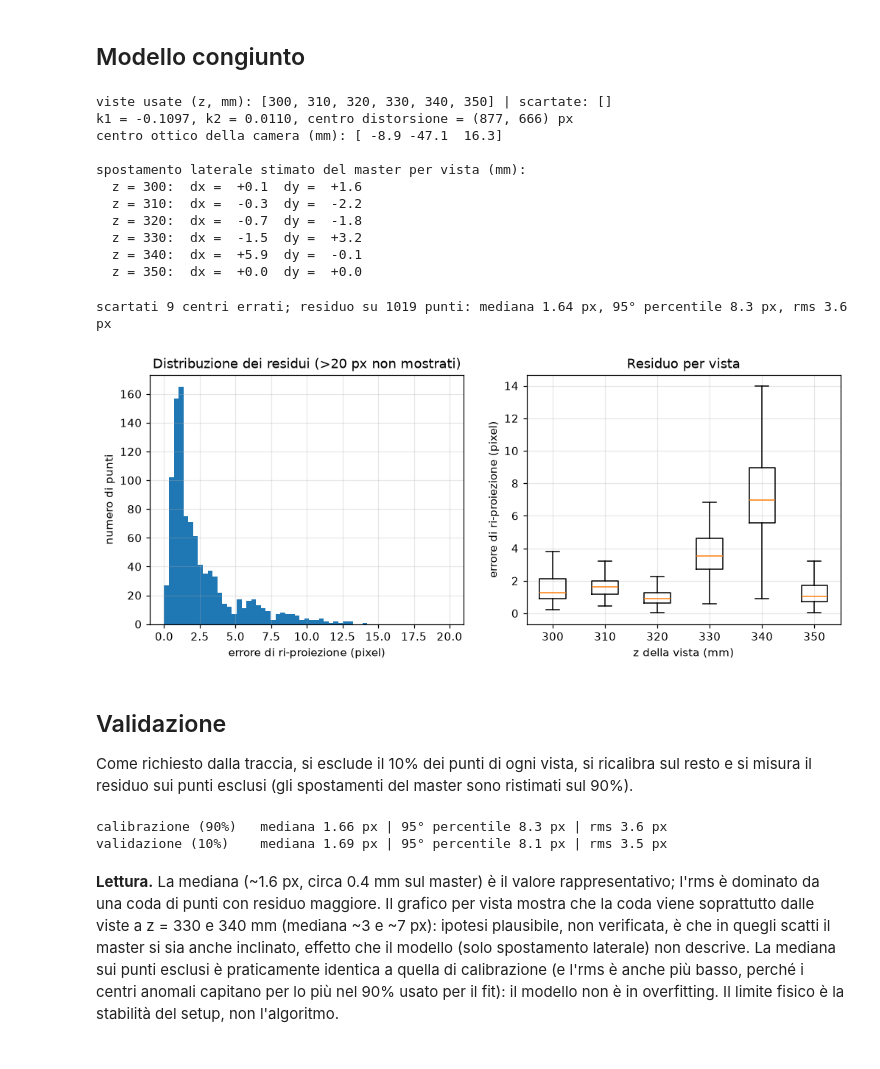
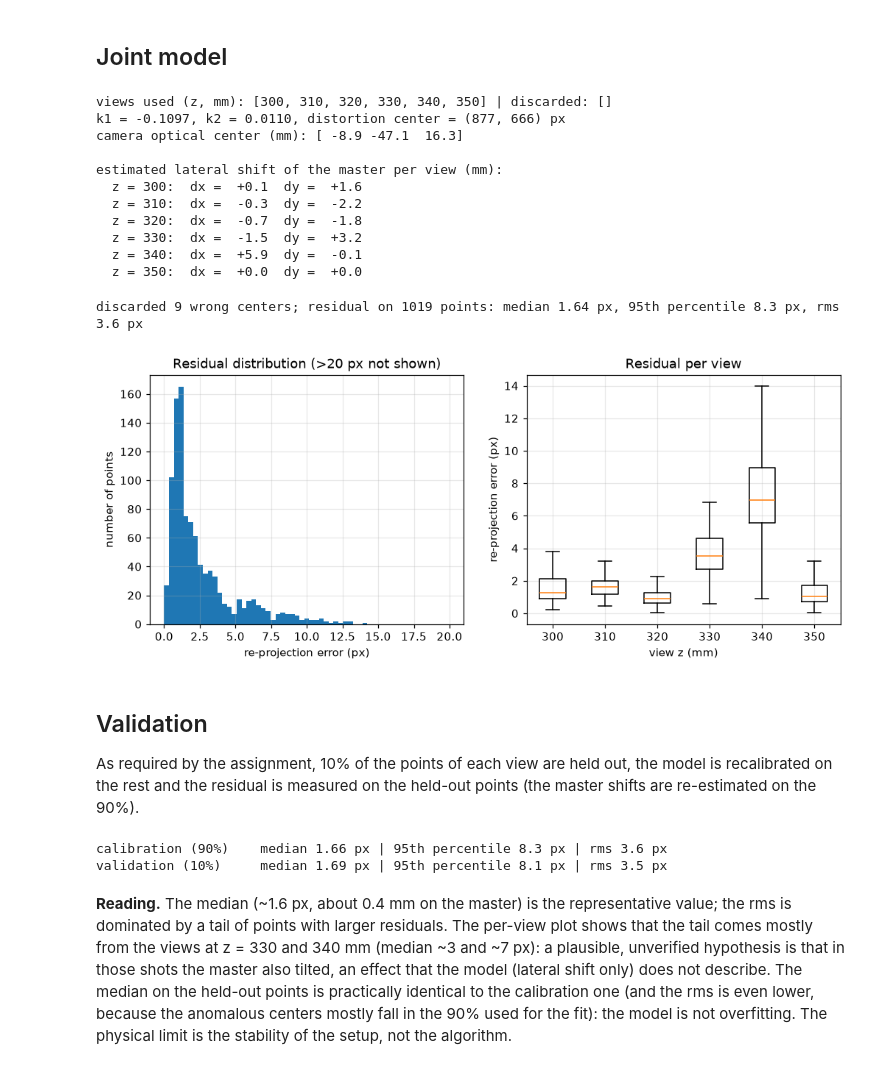
Before and after one commit to SickCiQuattro/lightsheet3d, a Jupyter notebook: notebooks/01_camera_calibration.ipynb, the cells around one changed output. Saved outputs shown, nothing was run; the diff lists cells and outputs as text; code cells hidden in the pictures.

```diff
--- a/notebooks/01_camera_calibration.ipynb
+++ b/notebooks/01_camera_calibration.ipynb
@@ -40,21 +40,21 @@ pattern 12 righe x 16 colonne, 192 centri; origine = centro n. 85
 # %% [markdown]
-## Modello congiunto
+## Joint model
 # %%
 camera = calibrate_camera(DATA / "camera_calibration")
 model = camera.model
 K = model.P[:, :3]
-print("viste usate (z, mm):", sorted(int(z) for z in set(camera.view_ids)), "| scartate:", list(camera.skipped))
-print(f"k1 = {model.k[0]:.4f}, k2 = {model.k[1]:.4f}, centro distorsione = ({model.center[0]:.0f}, {model.center[1]:.0f}) px")
-print("centro ottico della camera (mm):", (-np.linalg.solve(K, model.P[:, 3])).round(1))
-print("\nspostamento laterale stimato del master per vista (mm):")
+print("views used (z, mm):", sorted(int(z) for z in set(camera.view_ids)), "| discarded:", list(camera.skipped))
+print(f"k1 = {model.k[0]:.4f}, k2 = {model.k[1]:.4f}, distortion center = ({model.center[0]:.0f}, {model.center[1]:.0f}) px")
+print("camera optical center (mm):", (-np.linalg.solve(K, model.P[:, 3])).round(1))
+print("\nestimated lateral shift of the master per view (mm):")
 for z, (dx, dy) in zip(model.views, model.offsets):
     print(f"  z = {z:.0f}:  dx = {dx:+5.1f}  dy = {dy:+5.1f}")
 # %% [output]
-viste usate (z, mm): [300, 310, 320, 330, 340, 350] | scartate: []
-k1 = -0.1097, k2 = 0.0110, centro distorsione = (877, 666) px
-centro ottico della camera (mm): [ -8.9 -47.1  16.3]
+views used (z, mm): [300, 310, 320, 330, 340, 350] | discarded: []
+k1 = -0.1097, k2 = 0.0110, distortion center = (877, 666) px
+camera optical center (mm): [ -8.9 -47.1  16.3]
 
-spostamento laterale stimato del master per vista (mm):
+estimated lateral shift of the master per view (mm):
   z = 300:  dx =  +0.1  dy =  +1.6
   z = 310:  dx =  -0.3  dy =  -2.2
   z = 320:  dx =  -0.7  dy =  -1.8
@@ -62,31 +62,31 @@ spostamento laterale stimato del master per vista (mm):
   z = 340:  dx =  +5.9  dy =  -0.1
   z = 350:  dx =  +0.0  dy =  +0.0
 # %%
-keep = camera.inliers  # i centri sbagliati (residuo > 10 volte la mediana) non entrano nel fit né nelle statistiche
+keep = camera.inliers  # wrong centers (residual > 10 times the median) enter neither the fit nor the statistics
 res = model_residuals(model, camera.world, camera.image, camera.view_ids)[keep]
-print(f"scartati {int((~keep).sum())} centri errati; residuo su {len(res)} punti: mediana {np.median(res):.2f} px, 95° percentile {np.percentile(res, 95):.1f} px, rms {np.sqrt((res**2).mean()):.1f} px")
+print(f"discarded {int((~keep).sum())} wrong centers; residual on {len(res)} points: median {np.median(res):.2f} px, 95th percentile {np.percentile(res, 95):.1f} px, rms {np.sqrt((res**2).mean()):.1f} px")
 
 fig, (a, b) = plt.subplots(1, 2, figsize=(11, 4))
-a.hist(res, bins=np.linspace(0, 20, 60)); a.set(xlabel="errore di ri-proiezione (pixel)", ylabel="numero di punti", title="Distribuzione dei residui (>20 px non mostrati)")
+a.hist(res, bins=np.linspace(0, 20, 60)); a.set(xlabel="re-projection error (px)", ylabel="number of points", title="Residual distribution (>20 px not shown)")
 b.boxplot([res[camera.view_ids[keep] == z] for z in model.views], showfliers=False, tick_labels=[f"{z:.0f}" for z in model.views])
-b.set(xlabel="z della vista (mm)", ylabel="errore di ri-proiezione (pixel)", title="Residuo per vista")
+b.set(xlabel="view z (mm)", ylabel="re-projection error (px)", title="Residual per view")
 fig.savefig(FIGURES / "camera_residuals.png", bbox_inches="tight")
 # %% [output]
-scartati 9 centri errati; residuo su 1019 punti: mediana 1.64 px, 95° percentile 8.3 px, rms 3.6 px
+discarded 9 wrong centers; residual on 1019 points: median 1.64 px, 95th percentile 8.3 px, rms 3.6 px
-[figure, old version]
+[figure, new version]
 # %% [markdown]
-## Validazione
+## Validation
 
-Come richiesto dalla traccia, si esclude il 10% dei punti di ogni vista, si ricalibra sul resto e si misura il residuo sui punti esclusi (gli spostamenti del master sono ristimati sul 90%).
+As required by the assignment, 10% of the points of each view are held out, the model is recalibrated on the rest and the residual is measured on the held-out points (the master shifts are re-estimated on the 90%).
 # %%
 world, image, view_ids = camera.world[keep], camera.image[keep], camera.view_ids[keep]
 held_out = np.arange(len(world)) % 10 == 0
 m90 = fit_camera(world[~held_out], image[~held_out], view_ids[~held_out], (2130, 1420), reference_view=350)
-for name, mask in (("calibrazione (90%)", ~held_out), ("validazione (10%)", held_out)):
+for name, mask in (("calibration (90%)", ~held_out), ("validation (10%)", held_out)):
     r = model_residuals(m90, world[mask], image[mask], view_ids[mask])
-    print(f"{name:20s} mediana {np.median(r):.2f} px | 95° percentile {np.percentile(r, 95):.1f} px | rms {np.sqrt((r**2).mean()):.1f} px")
+    print(f"{name:20s} median {np.median(r):.2f} px | 95th percentile {np.percentile(r, 95):.1f} px | rms {np.sqrt((r**2).mean()):.1f} px")
 # %% [output]
-calibrazione (90%)   mediana 1.66 px | 95° percentile 8.3 px | rms 3.6 px
-validazione (10%)    mediana 1.69 px | 95° percentile 8.1 px | rms 3.5 px
+calibration (90%)    median 1.66 px | 95th percentile 8.3 px | rms 3.6 px
+validation (10%)     median 1.69 px | 95th percentile 8.1 px | rms 3.5 px
 # %% [markdown]
-**Lettura.** La mediana (~1.6 px, circa 0.4 mm sul master) è il valore rappresentativo; l'rms è dominato da una coda di punti con residuo maggiore. Il grafico per vista mostra che la coda viene soprattutto dalle viste a z = 330 e 340 mm (mediana ~3 e ~7 px): ipotesi plausibile, non verificata, è che in quegli scatti il master si sia anche inclinato, effetto che il modello (solo spostamento laterale) non descrive. La mediana sui punti esclusi è praticamente identica a quella di calibrazione (e l'rms è anche più basso, perché i centri anomali capitano per lo più nel 90% usato per il fit): il modello non è in overfitting. Il limite fisico è la stabilità del setup, non l'algoritmo.
+**Reading.** The median (~1.6 px, about 0.4 mm on the master) is the representative value; the rms is dominated by a tail of points with larger residuals. The per-view plot shows that the tail comes mostly from the views at z = 330 and 340 mm (median ~3 and ~7 px): a plausible, unverified hypothesis is that in those shots the master also tilted, an effect that the model (lateral shift only) does not describe. The median on the held-out points is practically identical to the calibration one (and the rms is even lower, because the anomalous centers mostly fall in the 90% used for the fit): the model is not overfitting. The physical limit is the stability of the setup, not the algorithm.
```
Also changed, not shown: parts of 3 cells of this notebook, 21 other files.
